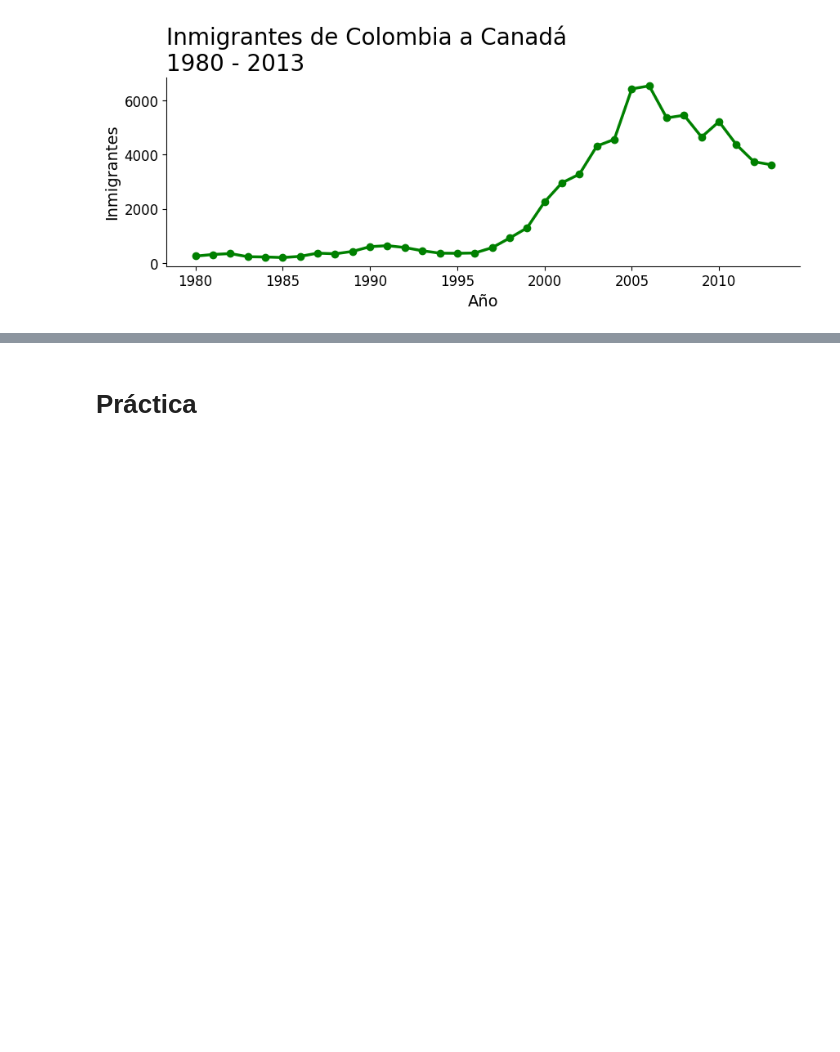
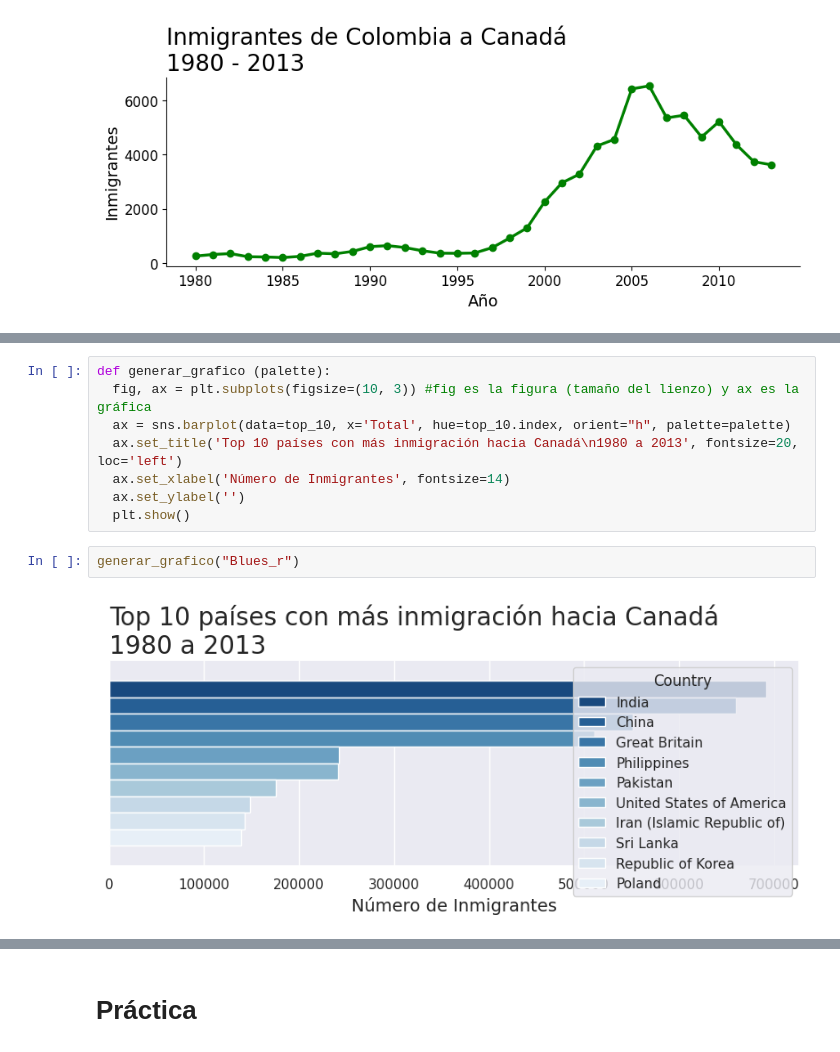
Before and after one commit to AenimaLabs/Oracle_One_Data_Science, a Jupyter notebook: Visualización_de_datos.ipynb, the cells around one changed output, grey strips where cells are left out. Cells and saved outputs as stored; diff of their text form; blank space fills up the shorter version.

```diff
--- a/Visualización_de_datos.ipynb
+++ b/Visualización_de_datos.ipynb
@@ -521,0 +594,12 @@ plt.show()
+# %%
+def generar_grafico (palette):
+  fig, ax = plt.subplots(figsize=(10, 3)) #fig es la figura (tamaño del lienzo) y ax es la gráfica
+  ax = sns.barplot(data=top_10, x='Total', hue=top_10.index, orient="h", palette=palette)
+  ax.set_title('Top 10 países con más inmigración hacia Canadá\n1980 a 2013', fontsize=20, loc='left')
+  ax.set_xlabel('Número de Inmigrantes', fontsize=14)
+  ax.set_ylabel('')
+  plt.show()
+# %%
+generar_grafico("Blues_r")
+# %% [output]
+[figure, added]
```
Also changed, not shown: parts of 16 cells of this notebook.
